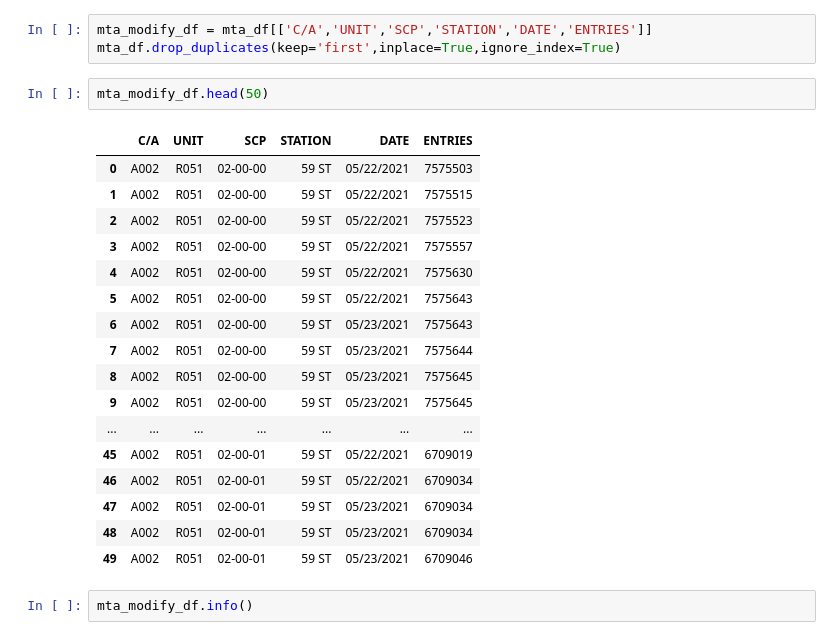
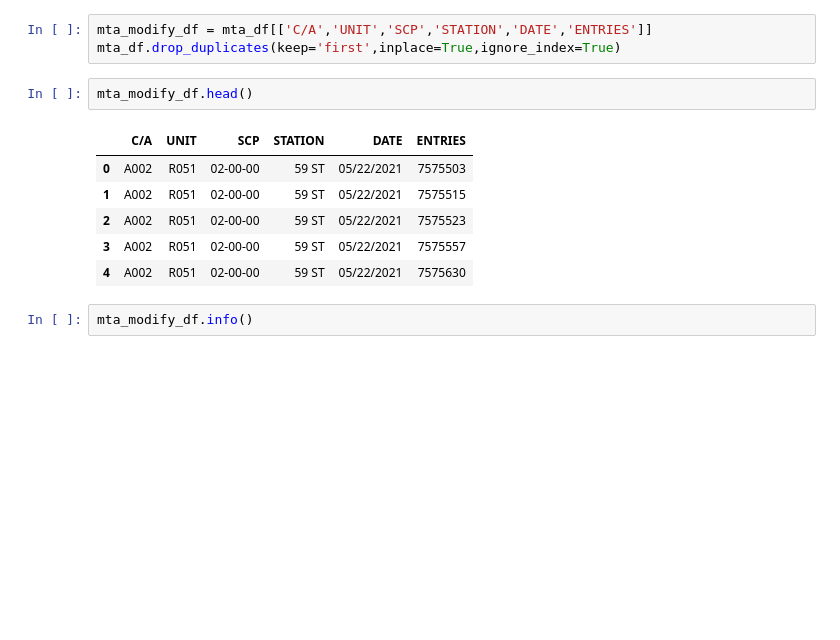
Before and after one commit to hzhi54/EDA_MTA_Project, a Jupyter notebook: MTA_project_code.ipynb, the cells around one changed output. Drawn from its saved outputs; the diff is of its cells as text; blank space fills up the shorter version.

```diff
--- a/MTA_project_code.ipynb
+++ b/MTA_project_code.ipynb
@@ -55,25 +49,14 @@ memory usage: 386.3+ MB
 mta_modify_df = mta_df[['C/A','UNIT','SCP','STATION','DATE','ENTRIES']]
 mta_df.drop_duplicates(keep='first',inplace=True,ignore_index=True)
 # %%
-mta_modify_df.head(50)
+mta_modify_df.head()
 # %% [output]
 |  | C/A | UNIT | SCP | STATION | DATE | ENTRIES |
 | 0 | A002 | R051 | 02-00-00 | 59 ST | 05/22/2021 | 7575503 |
 | 1 | A002 | R051 | 02-00-00 | 59 ST | 05/22/2021 | 7575515 |
 | 2 | A002 | R051 | 02-00-00 | 59 ST | 05/22/2021 | 7575523 |
 | 3 | A002 | R051 | 02-00-00 | 59 ST | 05/22/2021 | 7575557 |
 | 4 | A002 | R051 | 02-00-00 | 59 ST | 05/22/2021 | 7575630 |
-| 5 | A002 | R051 | 02-00-00 | 59 ST | 05/22/2021 | 7575643 |
-| 6 | A002 | R051 | 02-00-00 | 59 ST | 05/23/2021 | 7575643 |
-| 7 | A002 | R051 | 02-00-00 | 59 ST | 05/23/2021 | 7575644 |
-| 8 | A002 | R051 | 02-00-00 | 59 ST | 05/23/2021 | 7575645 |
-| 9 | A002 | R051 | 02-00-00 | 59 ST | 05/23/2021 | 7575645 |
-| ... | ... | ... | ... | ... | ... | ... |
-| 45 | A002 | R051 | 02-00-01 | 59 ST | 05/22/2021 | 6709019 |
-| 46 | A002 | R051 | 02-00-01 | 59 ST | 05/22/2021 | 6709034 |
-| 47 | A002 | R051 | 02-00-01 | 59 ST | 05/23/2021 | 6709034 |
-| 48 | A002 | R051 | 02-00-01 | 59 ST | 05/23/2021 | 6709034 |
-| 49 | A002 | R051 | 02-00-01 | 59 ST | 05/23/2021 | 6709046 |
 # %%
 mta_modify_df.info()
 # %% [output]
```
Also changed, not shown: parts of 38 cells of this notebook, 4 other files.
